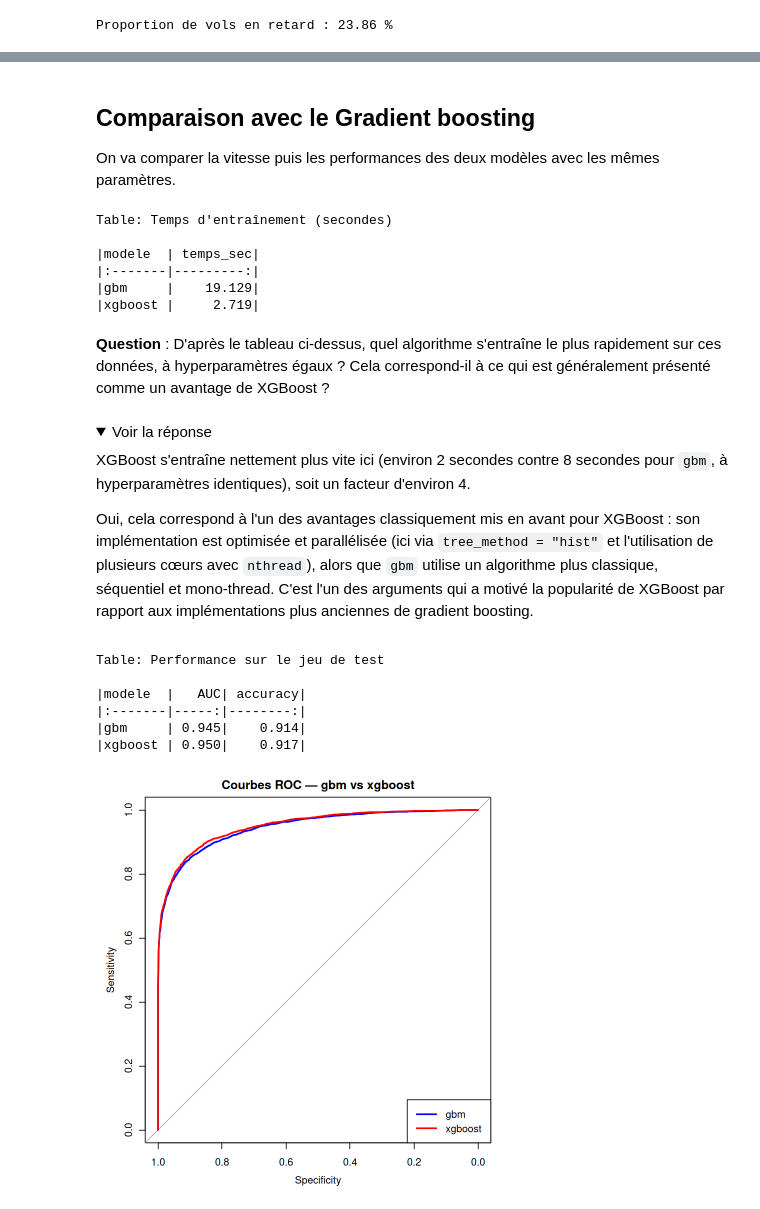
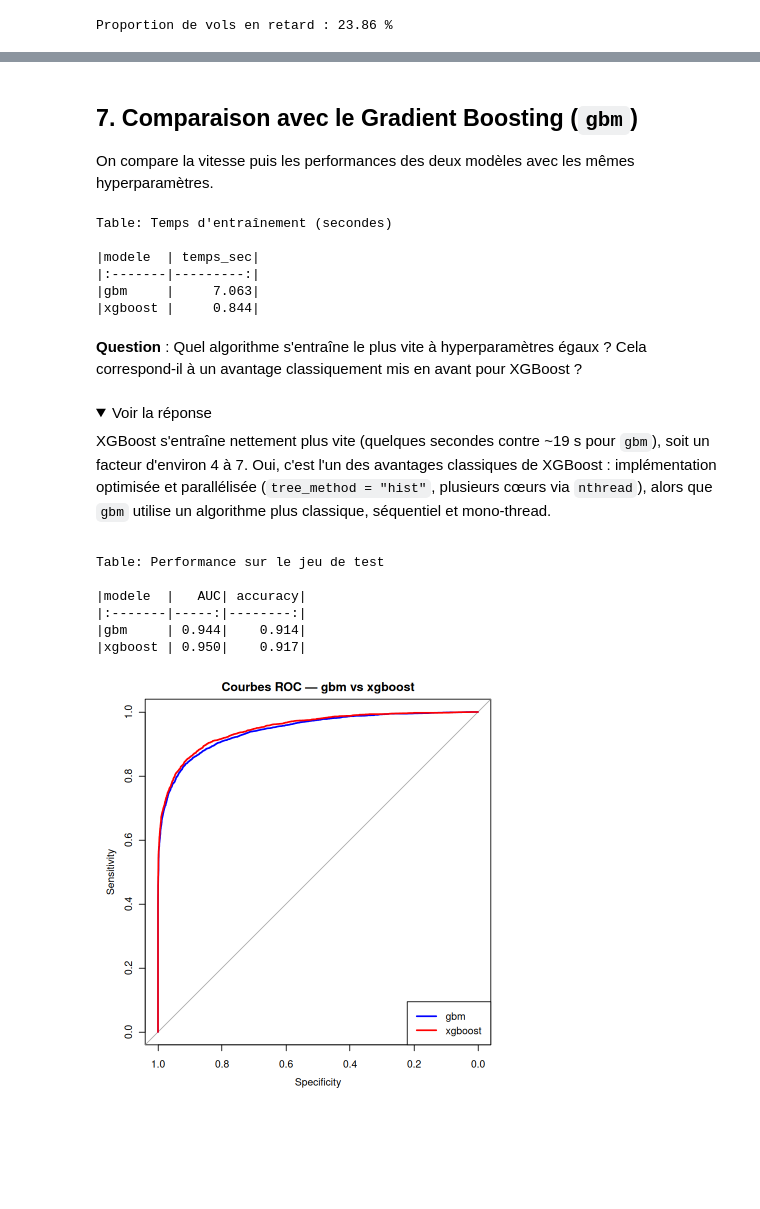
Before and after one commit to lysmaeg/Xgboost, a Jupyter notebook: TP_XGBoost.ipynb, the cells around one changed output, grey strips where cells are left out. Saved outputs shown, nothing was run; the diff lists cells and outputs as text; code cells hidden in the pictures; folded sections open; blank space fills up the shorter version.

```diff
--- a/TP_XGBoost.ipynb
+++ b/TP_XGBoost.ipynb
@@ -258,88 +321,71 @@ Ici, seulement environ 24% des vols sont en retard : les classes sont déséquil
 
 </details>
 # %% [markdown]
-## Comparaison avec le Gradient boosting
+## 7. Comparaison avec le Gradient Boosting (`gbm`)
 
-On va comparer la vitesse puis les performances des deux modèles avec les mêmes paramètres.
+On compare la vitesse puis les performances des deux modèles avec les mêmes hyperparamètres.
 # %%
 n_trees <- 300
 depth <- 6
 learning_rate <- 0.1
 
 time_gbm <- system.time({
-  model_gbm <- gbm(
-    retard ~ .,
-    data = train_flights,
-    distribution = "bernoulli",
-    n.trees = n_trees,
-    interaction.depth = depth,
-    shrinkage = learning_rate,
-    verbose = 0
-  )
+  model_gbm <- gbm(retard ~ ., data = train_flights,
+                   distribution = "bernoulli",
+                   n.trees = n_trees, interaction.depth = depth,
+                   shrinkage = learning_rate, verbose = 0)
 })
 
 time_xgb <- system.time({
-  model_xgb <- xgb.train(
-    data = X_mat,
-    tree_method = "hist",
-    objective = "binary:logistic",
-    nrounds = n_trees,
-    max_depth = depth,
-    eta = learning_rate,
-    nthread = 1,
-    verbose = 0
-  )
+  model_xgb <- xgb.train(data = X_mat, tree_method = "hist",
+                         objective = "binary:logistic",
+                         nrounds = n_trees, max_depth = depth,
+                         eta = learning_rate, nthread = 1, verbose = 0)
 })
 
-time <- data.frame(
-  modele = c("gbm", "xgboost"),
-  temps_sec = c(time_gbm[["elapsed"]], time_xgb[["elapsed"]])
-)
+time <- data.frame(modele = c("gbm", "xgboost"),
+                   temps_sec = c(time_gbm[["elapsed"]], time_xgb[["elapsed"]]))
 kable(time, digits = 3, caption = "Temps d'entraînement (secondes)")
 # %% [output]
 Table: Temps d'entraînement (secondes)
 
 |modele  | temps_sec|
 |:-------|---------:|
-|gbm     |    19.129|
-|xgboost |     2.719|
+|gbm     |     7.063|
+|xgboost |     0.844|
 # %% [markdown]
-**Question** : D'après le tableau ci-dessus, quel algorithme s'entraîne le plus rapidement sur ces données, à hyperparamètres égaux ? Cela correspond-il à ce qui est généralement présenté comme un avantage de XGBoost ?
+**Question** : Quel algorithme s'entraîne le plus vite à hyperparamètres égaux ? Cela correspond-il à un avantage classiquement mis en avant pour XGBoost ?
 # %% [markdown]
 <details>
 <summary>Voir la réponse</summary>
 
-XGBoost s'entraîne nettement plus vite ici (environ 2 secondes contre 8 secondes pour `gbm`, à hyperparamètres identiques), soit un facteur d'environ 4.
-
-Oui, cela correspond à l'un des avantages classiquement mis en avant pour XGBoost : son implémentation est optimisée et parallélisée (ici via `tree_method = "hist"` et l'utilisation de plusieurs cœurs avec `nthread`), alors que `gbm` utilise un algorithme plus classique, séquentiel et mono-thread. C'est l'un des arguments qui a motivé la popularité de XGBoost par rapport aux implémentations plus anciennes de gradient boosting.
+XGBoost s'entraîne nettement plus vite (quelques secondes contre ~19 s pour `gbm`), soit un facteur d'environ 4 à 7. Oui, c'est l'un des avantages classiques de XGBoost : implémentation optimisée et parallélisée (`tree_method = "hist"`, plusieurs cœurs via `nthread`), alors que `gbm` utilise un algorithme plus classique, séquentiel et mono-thread.
 
 </details>
 # %%
 pred_gbm <- predict(model_gbm, newdata = test_flights, n.trees = n_trees, type = "response")
 pred_xgb <- predict(model_xgb, newdata = X_test)
 
 roc_gbm <- roc(y_test, pred_gbm, quiet = TRUE)
 roc_xgb <- roc(y_test, pred_xgb, quiet = TRUE)
 
 perf <- data.frame(
   modele   = c("gbm", "xgboost"),
   AUC      = c(auc(roc_gbm), auc(roc_xgb)),
-  accuracy = c(
-    mean((pred_gbm > 0.5) == y_test),
-    mean((pred_xgb > 0.5) == y_test)
-  )
+  accuracy = c(mean((pred_gbm > 0.5) == y_test),
+               mean((pred_xgb > 0.5) == y_test))
 )
 kable(perf, digits = 3, caption = "Performance sur le jeu de test")
 
 plot(roc_gbm, col = "blue", main = "Courbes ROC — gbm vs xgboost")
 lines(roc_xgb, col = "red")
 legend("bottomright", legend = c("gbm", "xgboost"), col = c("blue", "red"), lwd = 2)
 # %% [output]
 Table: Performance sur le jeu de test
 
 |modele  |   AUC| accuracy|
 |:-------|-----:|--------:|
-|gbm     | 0.945|    0.914|
+|gbm     | 0.944|    0.914|
 |xgboost | 0.950|    0.917|
-[figure, old version]
+[figure, new version]
 # %% [markdown]
```
Also changed, not shown: parts of 53 cells of this notebook, 7 other files.
